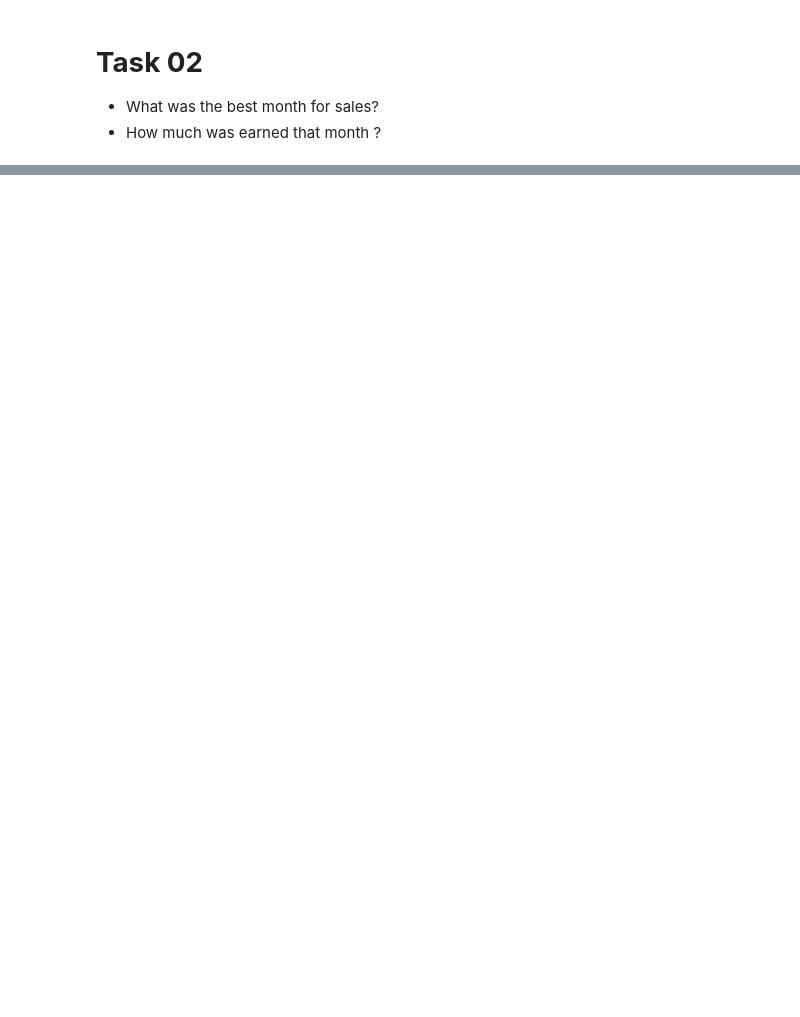
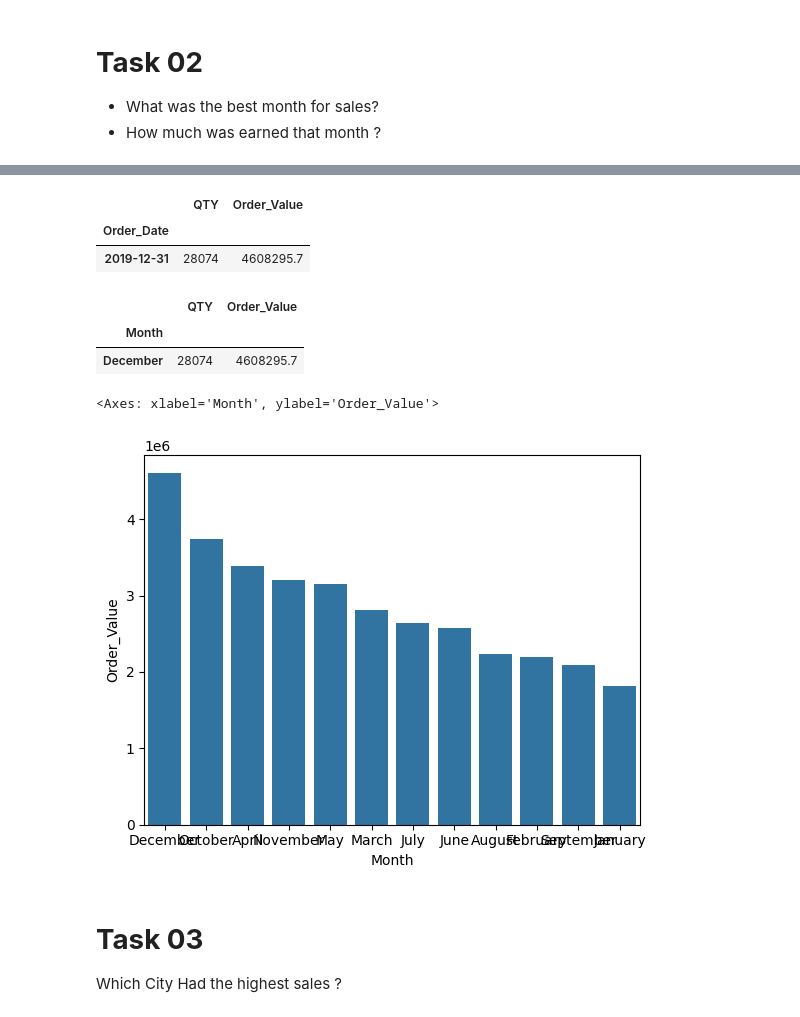
Before and after one commit to akshayyewle/Data-Analytics, a Jupyter notebook: 01 Data Analysis Project/Python Code.ipynb, the cells around one changed output, grey strips where cells are left out. Drawn from its saved outputs; the diff is of its cells as text; code cells hidden in the pictures; blank space fills up the shorter version.

```diff
--- a/01 Data Analysis Project/Python Code.ipynb
+++ b/01 Data Analysis Project/Python Code.ipynb
@@ -172,0 +340,4 @@ df.head()
+# %%
+# Create A Column For Total Sales
+df['Order_Value'] = df['QTY'] * df['Unit_Price']
+df.head()
@@ -172,0 +356,4 @@ df.head()
+# %%
+# Reorder Columns
+df = df.loc[:,['Order_ID','Product','QTY','Unit_Price','Order_Value','Order_Date','Address',]]
+df.head()
@@ -172,0 +367,4 @@ df.head()
+# %%
+# Add Month Column
+df['Month'] = df['Order_Date'].dt.month_name()
+df.head()
@@ -172,0 +378,25 @@ df.head()
+# %%
+# Highest Sales
+df.groupby(pd.Grouper(key='Order_Date',freq='m')).sum().loc[:,['QTY','Order_Value']].sort_values(by='Order_Value',ascending=False).head(1)
+# %% [output]
+|  | QTY | Order_Value |
+| Order_Date |  |  |
+| 2019-12-31 | 28074 | 4608295.7 |
+# %%
+# Highest Sales
+result = df.drop('Order_Date',axis=1).groupby('Month').sum().loc[:,['QTY','Order_Value']].sort_values('Order_Value',ascending=False)
+result.head(1)
+# %% [output]
+|  | QTY | Order_Value |
+| Month |  |  |
+| December | 28074 | 4608295.7 |
+# %%
+import seaborn as sns
+sns.barplot(result,x='Month',y='Order_Value')
+# %% [output]
+<Axes: xlabel='Month', ylabel='Order_Value'>
+[figure, added]
+# %% [markdown]
+# **Task 03**
+
+Which City Had the highest sales ?
```
Also changed, not shown: parts of 41 cells of this notebook.
